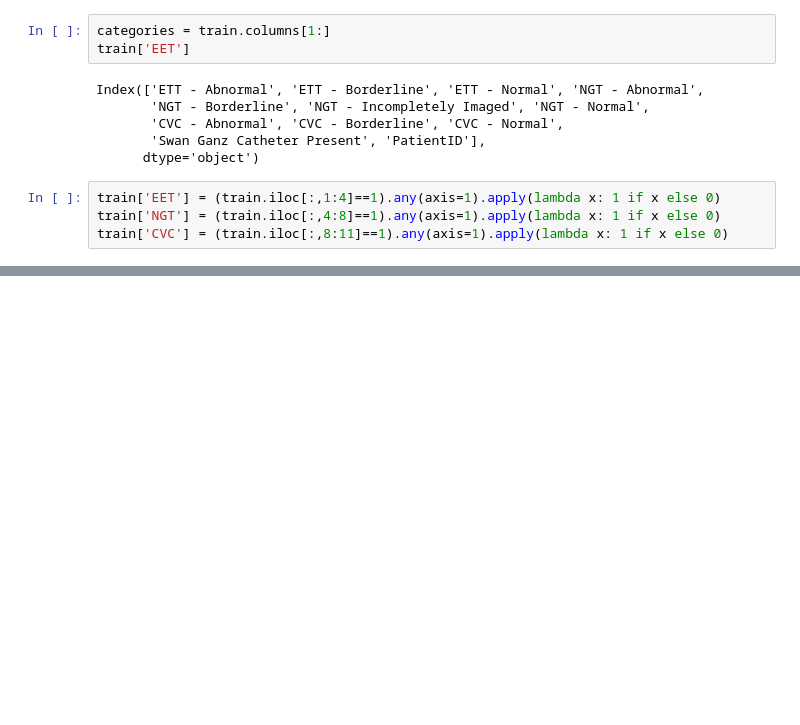
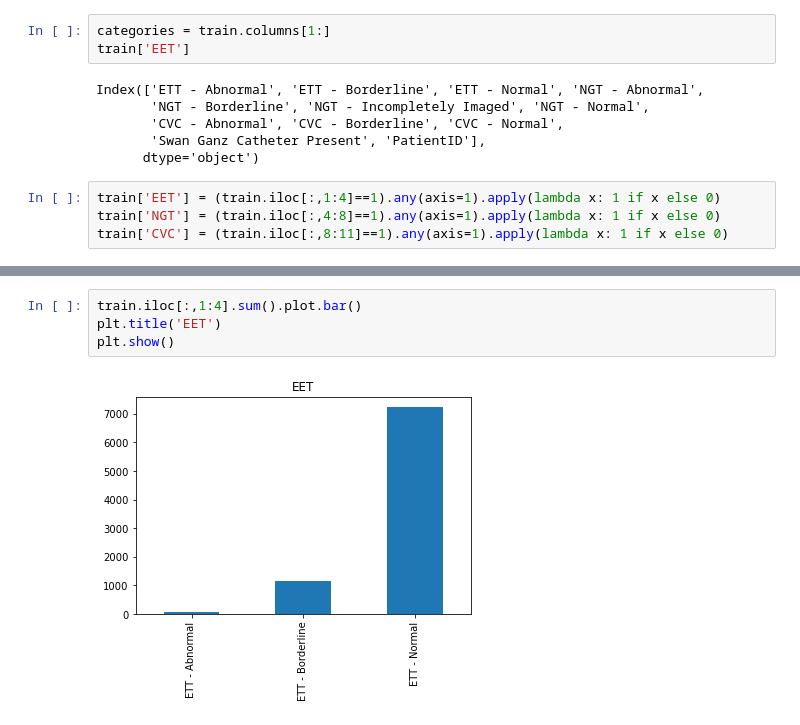
Before and after one commit to ywigelman/TheCatheterNinjas, a Jupyter notebook: EDA.ipynb, the cells around one changed output, grey strips where cells are left out. Saved outputs shown, nothing was run; the diff lists cells and outputs as text; blank space fills up the shorter version.

```diff
--- a/EDA.ipynb
+++ b/EDA.ipynb
@@ -42,0 +73,6 @@ train['CVC'] = (train.iloc[:,8:11]==1).any(axis=1).apply(lambda x: 1 if x else 0
+# %%
+train.iloc[:,1:4].sum().plot.bar()
+plt.title('EET')
+plt.show()
+# %% [output]
+[figure, added]
```
Also changed, not shown: parts of 13 cells of this notebook.
